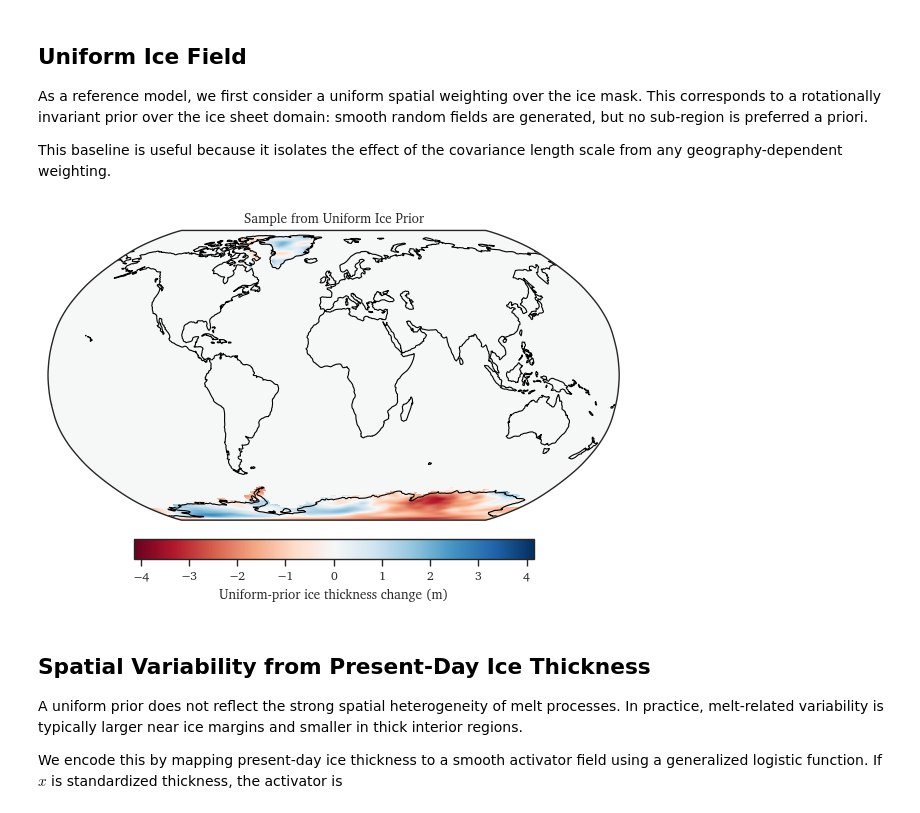
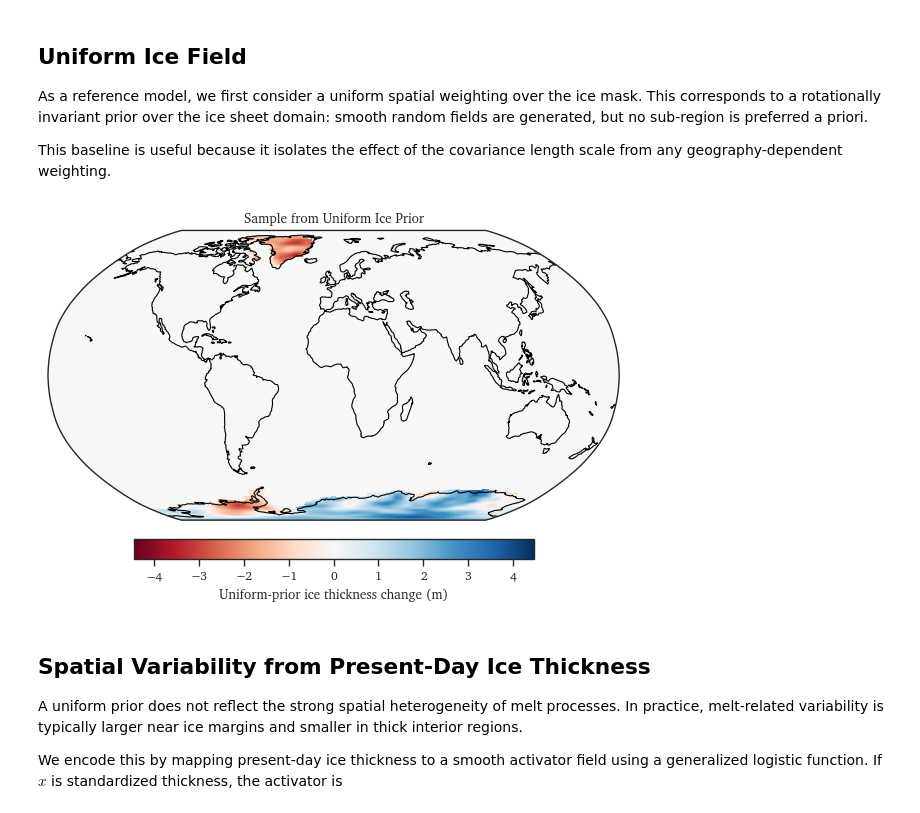
Before and after one commit to 0thomasholland/Part_III_Project, a Jupyter notebook: notebooks/04 - Ice and Firn.ipynb, the cells around one changed output. Saved outputs shown, nothing was run; the diff lists cells and outputs as text; code cells hidden in the pictures.

```diff
--- a/notebooks/04 - Ice and Firn.ipynb
+++ b/notebooks/04 - Ice and Firn.ipynb
@@ -19,36 +19,37 @@ from pyslfp import FingerPrint, IceModel
 from pyslfp_extras.ice_thickness import IceSheetChange
 from pyslfp_extras.plotting import plot
 from project import colors
 
-np.random.seed(423991)
+# np.random.seed(42391)
+np.random.seed(42241)
 
-lmax = 256
+lmax = 128
 fp = FingerPrint(lmax=lmax)
 fp.set_state_from_ice_ng(version=IceModel.ICE7G, date=0.0)
 fp_op = fp.as_sobolev_linear_operator(
     2, fp.mean_sea_floor_radius * 0.1
 )
 
 ice_change_uniform = IceSheetChange.global_ice(
     finger_print=fp,
     finger_print_operator=fp_op,
     length_scale=0.01 * fp.mean_sea_floor_radius,
     pattern=IceSheetChange.UniformPattern(),
     include_firn=False,
     ice_gmsl_std=0.02,
 )
 
 uniform_sample = ice_change_uniform.sample()
 
 fig, ax, _ = plot(
     uniform_sample.ice_thickness,
     symmetric=True,
     colorbar_label="Uniform-prior ice thickness change (m)",
 )
 ax.set_title("Sample from Uniform Ice Prior")
 plt.show()
 # %% [output]
-[figure, old version]
+[figure, new version]
 # %% [markdown]
 ## Spatial Variability from Present-Day Ice Thickness
 
```
Also changed, not shown: parts of 2 cells of this notebook, 19 other files.
